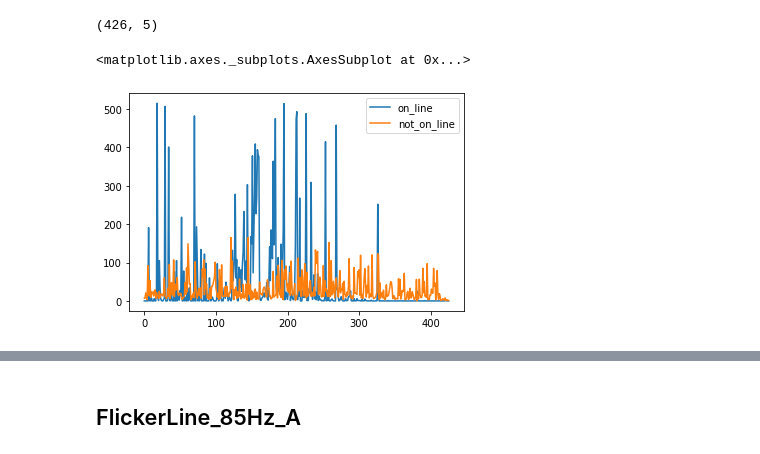
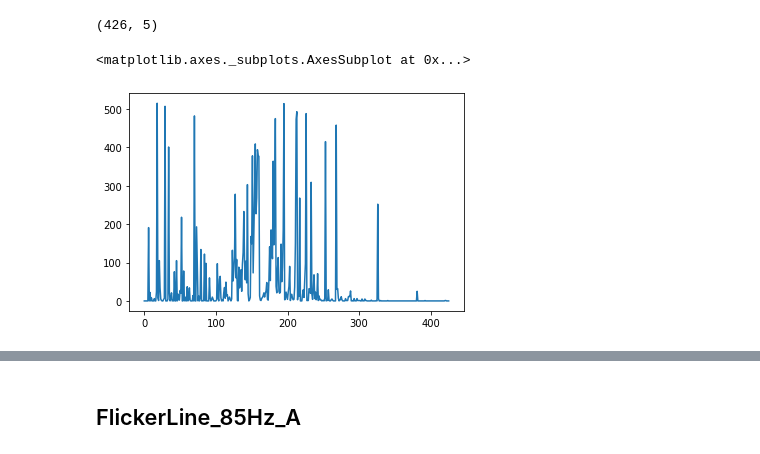
Before and after one commit to mannmoshe/image-processing, a Jupyter notebook: project/image_processing_project.ipynb, the cells around one changed output, grey strips where cells are left out. Cells and saved outputs as stored; diff of their text form; code cells hidden in the pictures.

```diff
--- a/project/image_processing_project.ipynb
+++ b/project/image_processing_project.ipynb
@@ -350,7 +360,7 @@ df_agg_pn.shape
 # %% [output]
 (426, 5)
 # %%
-df_agg_pn[['on_line', 'not_on_line']].plot.line()
+df_agg_pn['on_line'].plot.line()
 # %% [output]
 <matplotlib.axes._subplots.AxesSubplot at 0x...>
-[figure, old version]
+[figure, new version]
```
Also changed, not shown: parts of 9 cells of this notebook.
